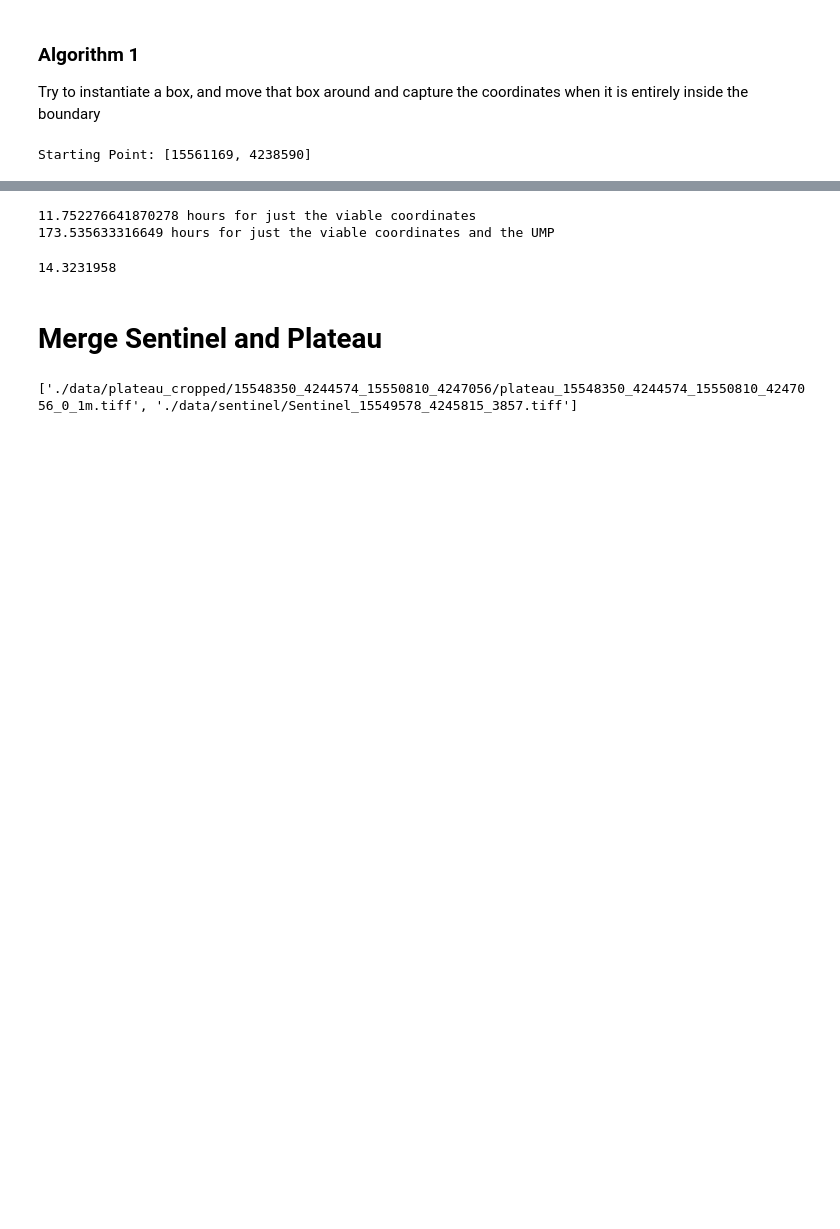
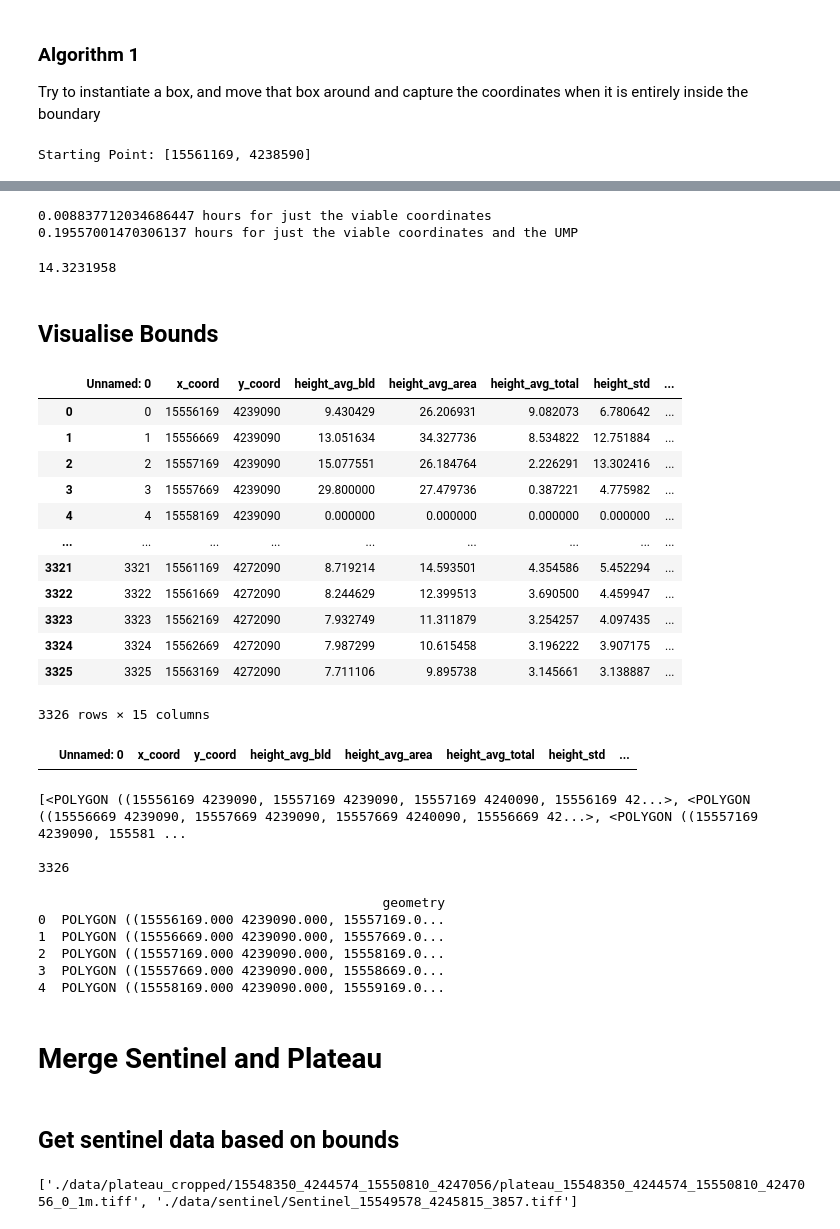
Before and after one commit to LQCHAN022/UMP-estimation, a Jupyter notebook: sentinel_plateau.ipynb, the cells around one changed output, grey strips where cells are left out. Drawn from its saved outputs; the diff is of its cells as text; code cells hidden in the pictures; blank space fills up the shorter version.

```diff
--- a/sentinel_plateau.ipynb
+++ b/sentinel_plateau.ipynb
@@ -1609,12 +1600,13 @@ Expected size: 66.92337724770009 MB
 # For 1000 entries
 # 12.4 s just to get the coordinates
 # 183.1s to get the UMP as well
+# 274.4s to get the UMP as well (500 step)
 print(ratio * 12.4 / 60 / 60, "hours for just the viable coordinates")
 
-print(ratio * 183.1 / 60 / 60, "hours for just the viable coordinates and the UMP")
+print(ratio * 274.4 / 60 / 60, "hours for just the viable coordinates and the UMP")
 # %% [output]
-11.752276641870278 hours for just the viable coordinates
-173.535633316649 hours for just the viable coordinates and the UMP
+0.008837712034686447 hours for just the viable coordinates
+0.19557001470306137 hours for just the viable coordinates and the UMP
 # %%
 sys.getsizeof(plateau_3857_2D) / 10e6
 # %% [output]
@@ -1625,8 +1617,60 @@ sys.getsizeof(plateau_3857_2D) / 10e6
 # "height_std", "height_max", "height_min", "height_percentile",
 # "planar_area", "frontal_area", "total_area",
 # "planar_index", "frontal_index"]
+# %% [markdown]
+## Visualise Bounds
+# %%
+# Load the labels
+labels_df = pd.read_csv("data/full_Tokyo_plateau/tokyo_ump.csv")
+labels_df
+# %% [output]
+|  | Unnamed: 0 | x_coord | y_coord | height_avg_bld | height_avg_area | height_avg_total | height_std | ... |
+| 0 | 0 | 15556169 | 4239090 | 9.430429 | 26.206931 | 9.082073 | 6.780642 | ... |
+| 1 | 1 | 15556669 | 4239090 | 13.051634 | 34.327736 | 8.534822 | 12.751884 | ... |
+| 2 | 2 | 15557169 | 4239090 | 15.077551 | 26.184764 | 2.226291 | 13.302416 | ... |
+| 3 | 3 | 15557669 | 4239090 | 29.800000 | 27.479736 | 0.387221 | 4.775982 | ... |
+| 4 | 4 | 15558169 | 4239090 | 0.000000 | 0.000000 | 0.000000 | 0.000000 | ... |
+| ... | ... | ... | ... | ... | ... | ... | ... | ... |
+| 3321 | 3321 | 15561169 | 4272090 | 8.719214 | 14.593501 | 4.354586 | 5.452294 | ... |
+| 3322 | 3322 | 15561669 | 4272090 | 8.244629 | 12.399513 | 3.690500 | 4.459947 | ... |
+| 3323 | 3323 | 15562169 | 4272090 | 7.932749 | 11.311879 | 3.254257 | 4.097435 | ... |
+| 3324 | 3324 | 15562669 | 4272090 | 7.987299 | 10.615458 | 3.196222 | 3.907175 | ... |
+| 3325 | 3325 | 15563169 | 4272090 | 7.711106 | 9.895738 | 3.145661 | 3.138887 | ... |
+3326 rows × 15 columns
+# %%
+# Check for duplicates
+labels_df[labels_df.duplicated(subset=['x_coord','y_coord'], keep=False)]
+# %% [output]
+|  | Unnamed: 0 | x_coord | y_coord | height_avg_bld | height_avg_area | height_avg_total | height_std | ... |
+# %%
+label_bounds = []
+
+for i in labels_df[["x_coord", "y_coord"]].itertuples():
+    label_bounds.append(Polygon(generateCorners(i[1:3], return_int= True)))
+
+print(label_bounds[:5])
+print()
+print(len(label_bounds))
+# %% [output]
+[<POLYGON ((15556169 4239090, 15557169 4239090, 15557169 4240090, 15556169 42...>, <POLYGON ((15556669 4239090, 15557669 4239090, 15557669 4240090, 15556669 42...>, <POLYGON ((15557169 4239090, 155581 ...
+
+3326
+# %%
+# Create geopandas df to convert to shape file
+labels_shp = geopandas.GeoDataFrame(crs= "EPSG:3857", geometry= label_bounds)
+# labels_shp.to_file("data/full_Tokyo_plateau/grid.shp")
+print(labels_shp.head())
+# %% [output]
+                                            geometry
+0  POLYGON ((15556169.000 4239090.000, 15557169.0...
+1  POLYGON ((15556669.000 4239090.000, 15557669.0...
+2  POLYGON ((15557169.000 4239090.000, 15558169.0...
+3  POLYGON ((15557669.000 4239090.000, 15558669.0...
+4  POLYGON ((15558169.000 4239090.000, 15559169.0...
 # %% [markdown]
 # Merge Sentinel and Plateau
+# %% [markdown]
+## Get sentinel data based on bounds
 # %%
 file_list = [dest_path, output_raster]
 print(file_list)
```
Also changed, not shown: parts of 13 cells of this notebook.
